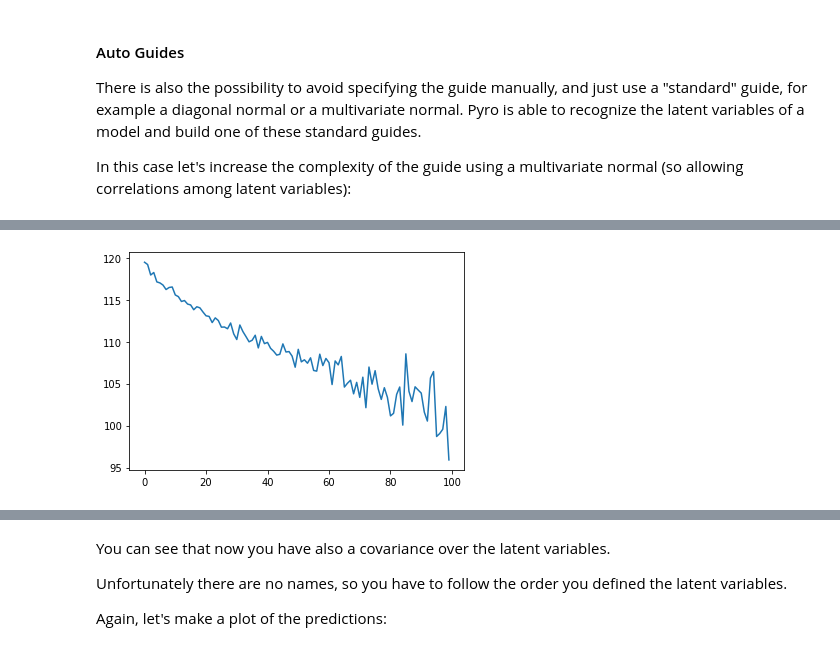
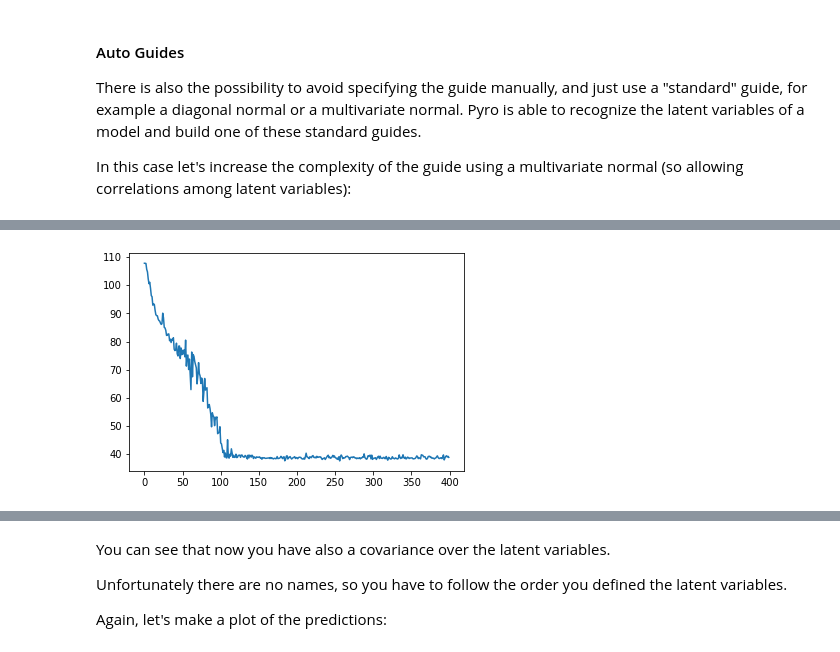
Before and after one commit to DavideScassola/PML2024, a Jupyter notebook: Notebooks/09_VI.ipynb, the cells around one changed output, grey strips where cells are left out. Cells and saved outputs as stored; diff of their text form; code cells hidden in the pictures.

```diff
--- a/Notebooks/09_VI.ipynb
+++ b/Notebooks/09_VI.ipynb
@@ -241,7 +241,6 @@ def model(x: torch.Tensor, y: torch.Tensor | None = None) -> torch.Tensor:
     # likelihood/observation
     with pyro.plate('data', len(x)):
         y = pyro.sample('y', Normal(coefficient * x + bias, sigma), obs=y)
-    return y
 
 pyro.render_model(model, model_args=(torch.zeros(1),torch.zeros(1)))
 # %% [output]
@@ -396,8 +395,8 @@ pyro.clear_param_store()
 # Building the guide automatically
 auto_guide = AutoMultivariateNormal(model)
 
-NUM_PARTICLES = 10
-STEPS = 100
+NUM_PARTICLES = 5
+STEPS = 400
 
 svi = SVI(model=model,
           guide=auto_guide,
@@ -414,4 +413,4 @@ Elbo loss: 95.90912342071532
-[figure, old version]
+[figure, new version]
 # %%
 dict(pyro.get_param_store())
 # %% [output]
```
Also changed, not shown: parts of 8 cells of this notebook.
